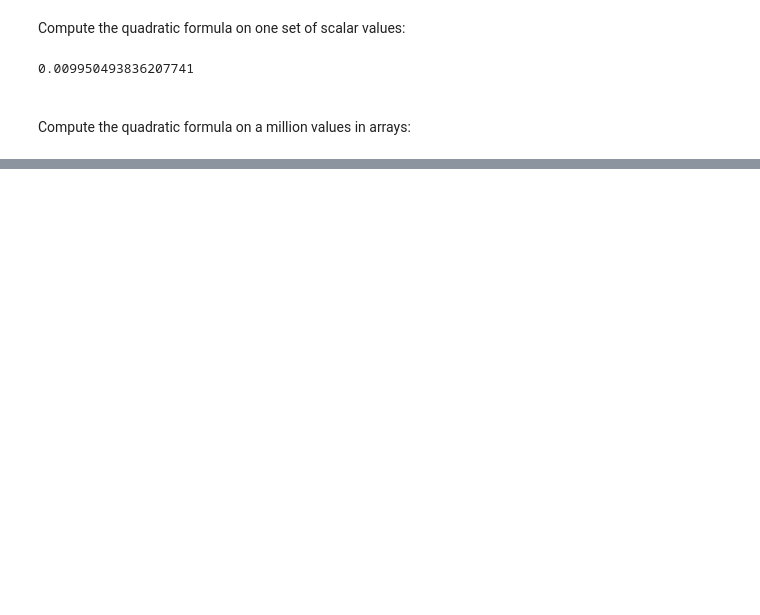
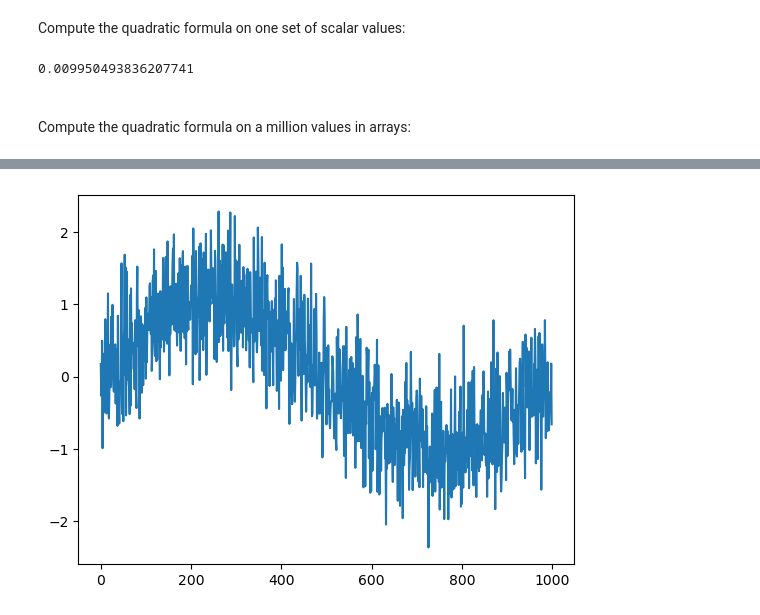
Before and after one commit to jpivarski-talks/2023-07-11-scipy2023-tutorial-thinking-in-arrays, a Jupyter notebook: part-1/lecture-slides.ipynb, the cells around one changed output, grey strips where cells are left out. Cells and saved outputs as stored; diff of their text form; code cells hidden in the pictures; blank space fills up the shorter version.

```diff
--- a/part-1/lecture-slides.ipynb
+++ b/part-1/lecture-slides.ipynb
@@ -235,0 +492,2 @@ array([ 0.00088191,  0.00325183, -0.00205543, ...,  0.00078065,
+# %%
+noisy_data = np.sin(np.linspace(0, 2*np.pi, 1000)) + np.random.normal(0, 0.5, 1000)
@@ -235,0 +504,4 @@ array([ 0.00088191,  0.00325183, -0.00205543, ...,  0.00078065,
+# %%
+plt.plot(noisy_data);
+# %% [output]
+[figure, added]
```
Also changed, not shown: parts of 74 cells of this notebook, 6 other files.
